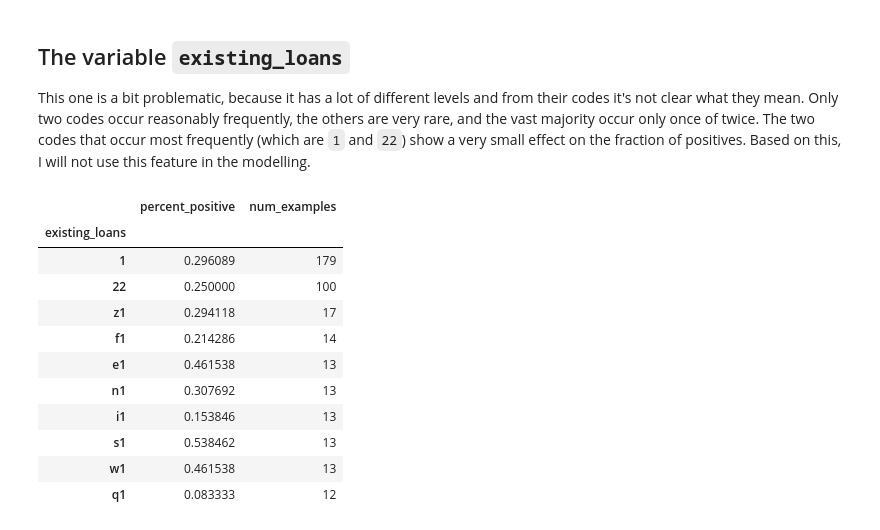
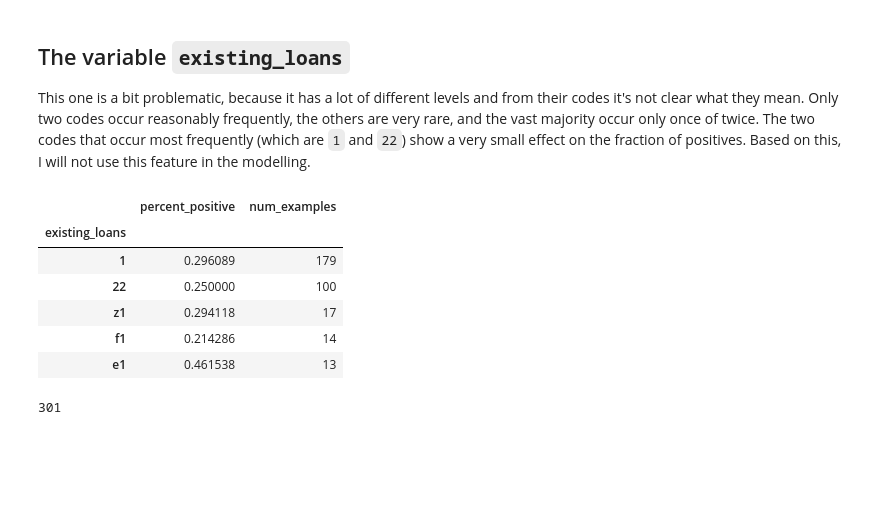
Before and after one commit to glillacci/loans, a Jupyter notebook: 1_Exploratory_Data_Analysis.ipynb, the cells around one changed output. Drawn from its saved outputs; the diff is of its cells as text; code cells hidden in the pictures; blank space fills up the shorter version.

```diff
--- a/1_Exploratory_Data_Analysis.ipynb
+++ b/1_Exploratory_Data_Analysis.ipynb
@@ -168,17 +168,16 @@ el_levels = (
       .sort_values('num_examples', ascending=False)
 )
 # %%
-el_levels.head(10)
+el_levels.head()
 # %% [output]
 |  | percent_positive | num_examples |
 | existing_loans |  |  |
 | 1 | 0.296089 | 179 |
 | 22 | 0.250000 | 100 |
 | z1 | 0.294118 | 17 |
 | f1 | 0.214286 | 14 |
 | e1 | 0.461538 | 13 |
-| n1 | 0.307692 | 13 |
-| i1 | 0.153846 | 13 |
-| s1 | 0.538462 | 13 |
-| w1 | 0.461538 | 13 |
-| q1 | 0.083333 | 12 |
+# %%
+len(el_levels)
+# %% [output]
+301
```
Also changed, not shown: 5 other files.
